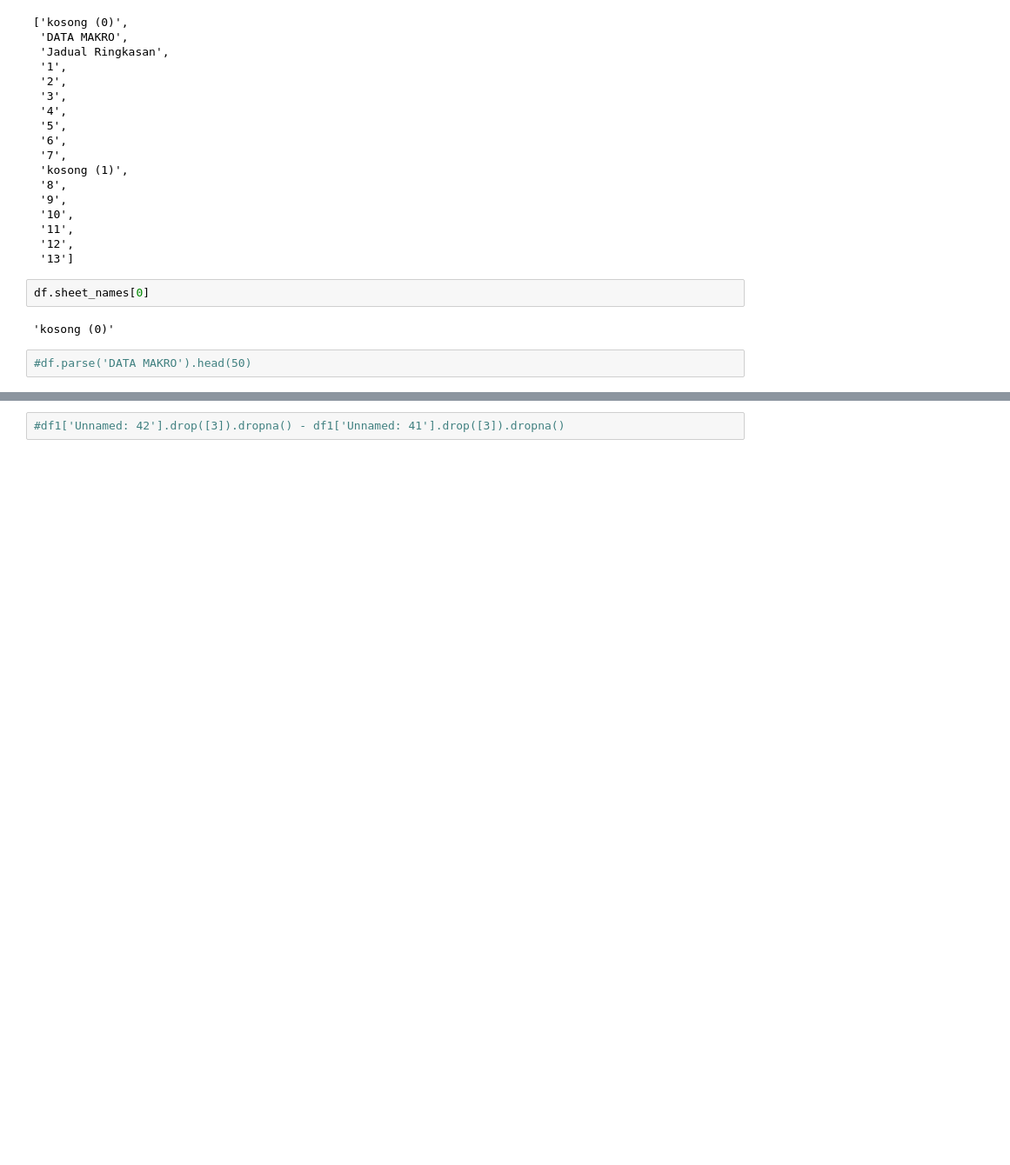
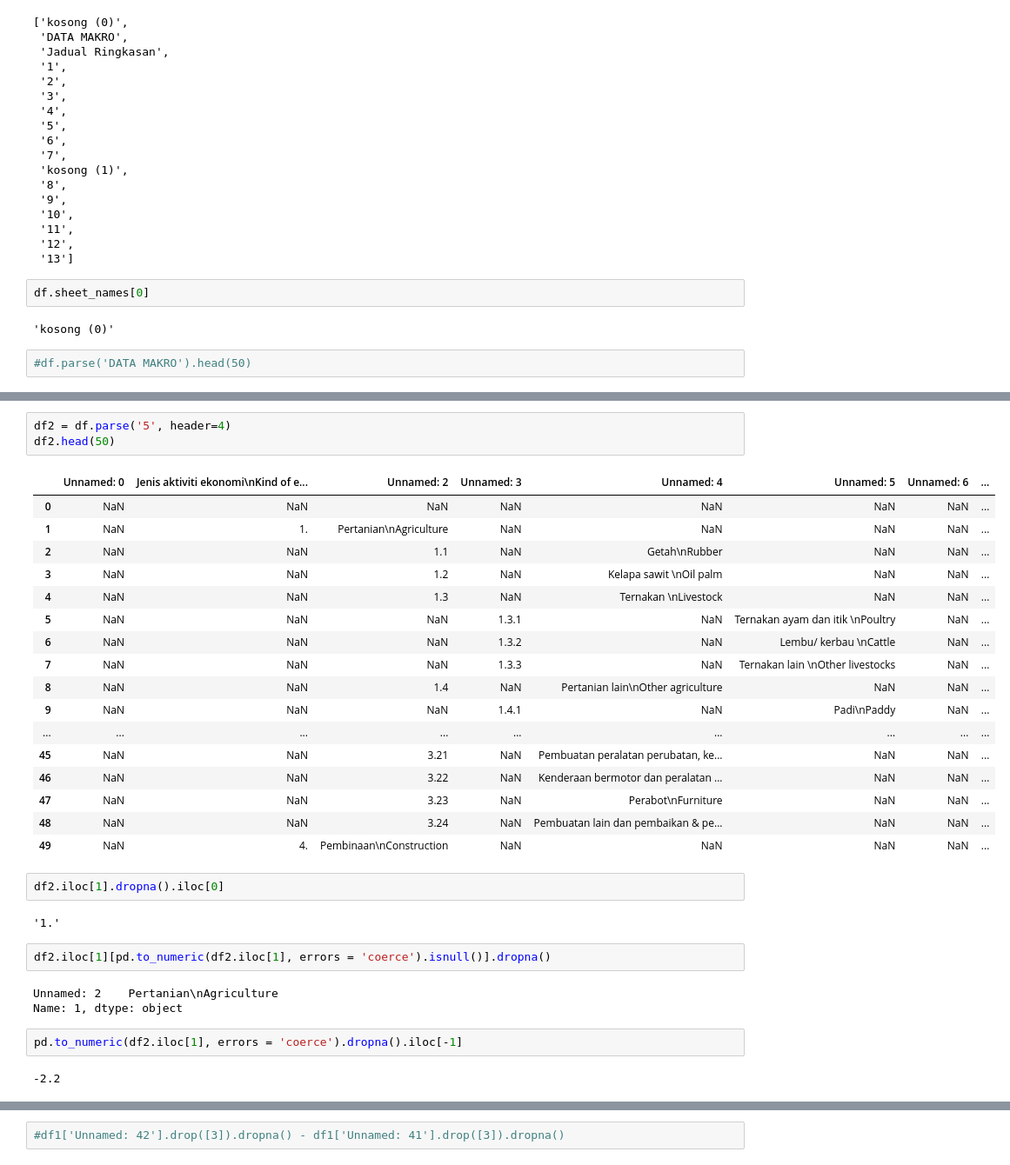
Before and after one commit to ZhEnLEK/Economi-data-extraction, a Jupyter notebook: Annual GDP report.ipynb, the cells around one changed output, grey strips where cells are left out. Shown: that part at 87% size. Cells and saved outputs as stored; diff of their text form; blank space fills up the shorter version.

```diff
--- a/Annual GDP report.ipynb
+++ b/Annual GDP report.ipynb
@@ -59,0 +116,34 @@ df1.head(50)
+# %%
+df2 = df.parse('5', header=4)
+df2.head(50)
+# %% [output]
+|  | Unnamed: 0 | Jenis aktiviti ekonomi\nKind of e... | Unnamed: 2 | Unnamed: 3 | Unnamed: 4 | Unnamed: 5 | Unnamed: 6 | ... |
+| 0 | NaN | NaN | NaN | NaN | NaN | NaN | NaN | ... |
+| 1 | NaN | 1. | Pertanian\nAgriculture | NaN | NaN | NaN | NaN | ... |
+| 2 | NaN | NaN | 1.1 | NaN | Getah\nRubber | NaN | NaN | ... |
+| 3 | NaN | NaN | 1.2 | NaN | Kelapa sawit \nOil palm | NaN | NaN | ... |
+| 4 | NaN | NaN | 1.3 | NaN | Ternakan \nLivestock | NaN | NaN | ... |
+| 5 | NaN | NaN | NaN | 1.3.1 | NaN | Ternakan ayam dan itik \nPoultry | NaN | ... |
+| 6 | NaN | NaN | NaN | 1.3.2 | NaN | Lembu/ kerbau \nCattle | NaN | ... |
+| 7 | NaN | NaN | NaN | 1.3.3 | NaN | Ternakan lain \nOther livestocks | NaN | ... |
+| 8 | NaN | NaN | 1.4 | NaN | Pertanian lain\nOther agriculture | NaN | NaN | ... |
+| 9 | NaN | NaN | NaN | 1.4.1 | NaN | Padi\nPaddy | NaN | ... |
+| ... | ... | ... | ... | ... | ... | ... | ... | ... |
+| 45 | NaN | NaN | 3.21 | NaN | Pembuatan peralatan perubatan, ke... | NaN | NaN | ... |
+| 46 | NaN | NaN | 3.22 | NaN | Kenderaan bermotor dan peralatan ... | NaN | NaN | ... |
+| 47 | NaN | NaN | 3.23 | NaN | Perabot\nFurniture | NaN | NaN | ... |
+| 48 | NaN | NaN | 3.24 | NaN | Pembuatan lain dan pembaikan & pe... | NaN | NaN | ... |
+| 49 | NaN | 4. | Pembinaan\nConstruction | NaN | NaN | NaN | NaN | ... |
+# %%
+df2.iloc[1].dropna().iloc[0]
+# %% [output]
+'1.'
+# %%
+df2.iloc[1][pd.to_numeric(df2.iloc[1], errors = 'coerce').isnull()].dropna()
+# %% [output]
+Unnamed: 2    Pertanian\nAgriculture
+Name: 1, dtype: object
+# %%
+pd.to_numeric(df2.iloc[1], errors = 'coerce').dropna().iloc[-1]
+# %% [output]
+-2.2
```
Also changed, not shown: parts of 31 cells of this notebook, 3 other files.
